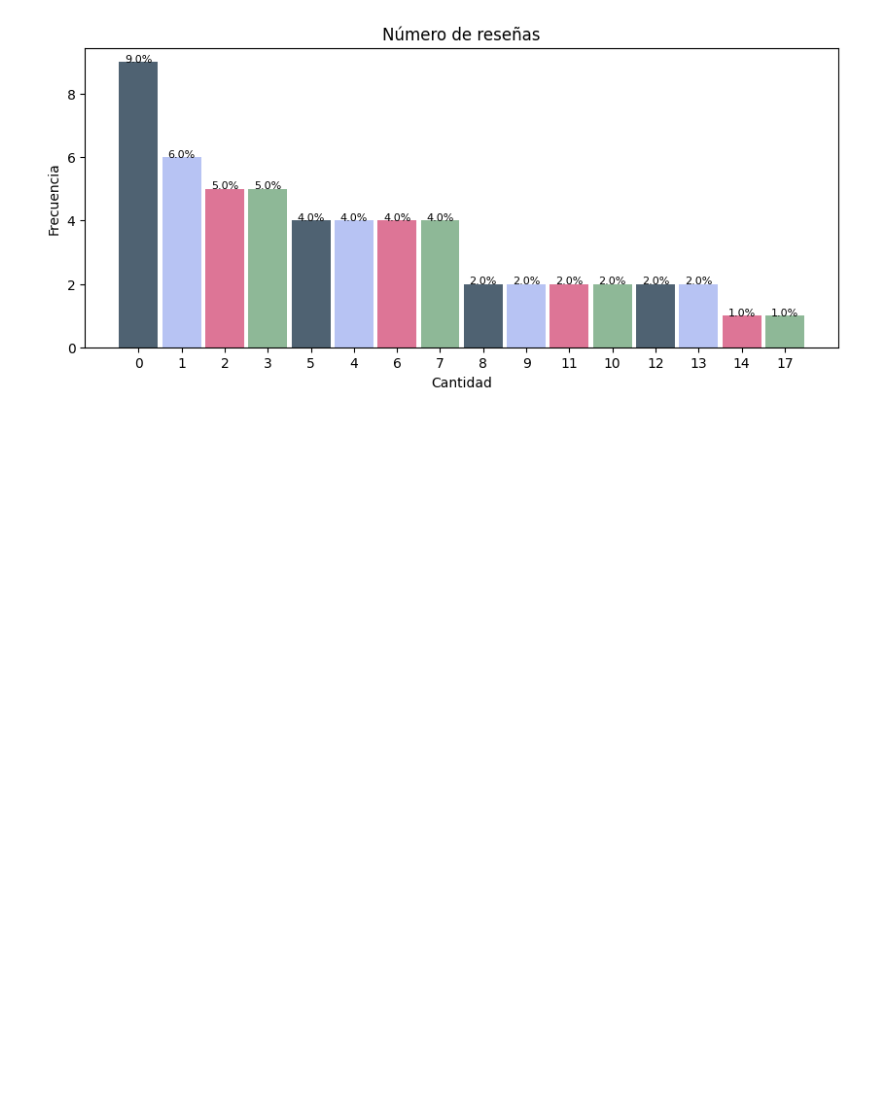
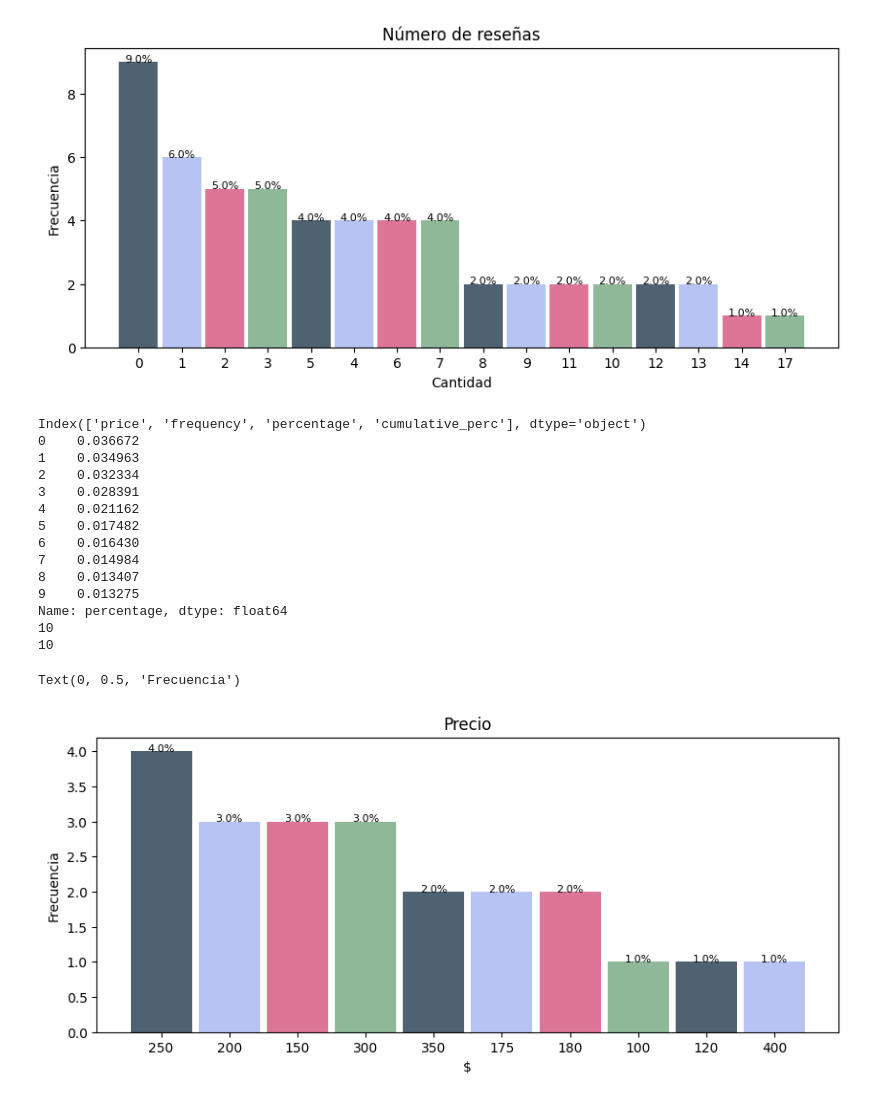
Before and after one commit to A01246519/EvidenciaIndividual, a Jupyter notebook: ComparacionDF_Amsterdam_Parte2.ipynb, the cells around one changed output. Saved outputs shown, nothing was run; the diff lists cells and outputs as text; code cells hidden in the pictures; blank space fills up the shorter version.

```diff
--- a/ComparacionDF_Amsterdam_Parte2.ipynb
+++ b/ComparacionDF_Amsterdam_Parte2.ipynb
@@ -732,3 +750,52 @@ Name: percentage, dtype: float64
 16
 Text(0, 0.5, 'Frecuencia')
 [figure]
+# %%
+Analisis_Amsterdam['price']= Analisis_Amsterdam['price'].astype(str)
+# %%
+#price
+
+
+def addlabels(x,y):
+    for i in range(len(x)):
+        s= str(y[i])+"%"
+        plt.text(i,y[i],s, ha='center', fontsize = 8)
+
+price=freq_tbl(Analisis_Amsterdam['price'])
+Filtro = price[price['frequency']>100]
+
+print(Filtro.columns)
+x = Filtro['price']
+y = round(Filtro['percentage'], ndigits=2)*100
+print(Filtro['percentage'])
+print(len(x))
+print(len(y))
+
+
+
+plt.figure(figsize=(10,4))
+plt.bar(x,y, width=0.9, color = ['#4F6272', '#B7C3F3', '#DD7596', '#8EB897'])
+
+
+addlabels(x,y)
+
+plt.title('Precio')
+plt.xlabel('$')
+plt.ylabel('Frecuencia')
+# %% [output]
+Index(['price', 'frequency', 'percentage', 'cumulative_perc'], dtype='object')
+0    0.036672
+1    0.034963
+2    0.032334
+3    0.028391
+4    0.021162
+5    0.017482
+6    0.016430
+7    0.014984
+8    0.013407
+9    0.013275
+Name: percentage, dtype: float64
+10
+10
+Text(0, 0.5, 'Frecuencia')
+[figure, added]
```
Also changed, not shown: parts of 2 cells of this notebook, 1 other file.
